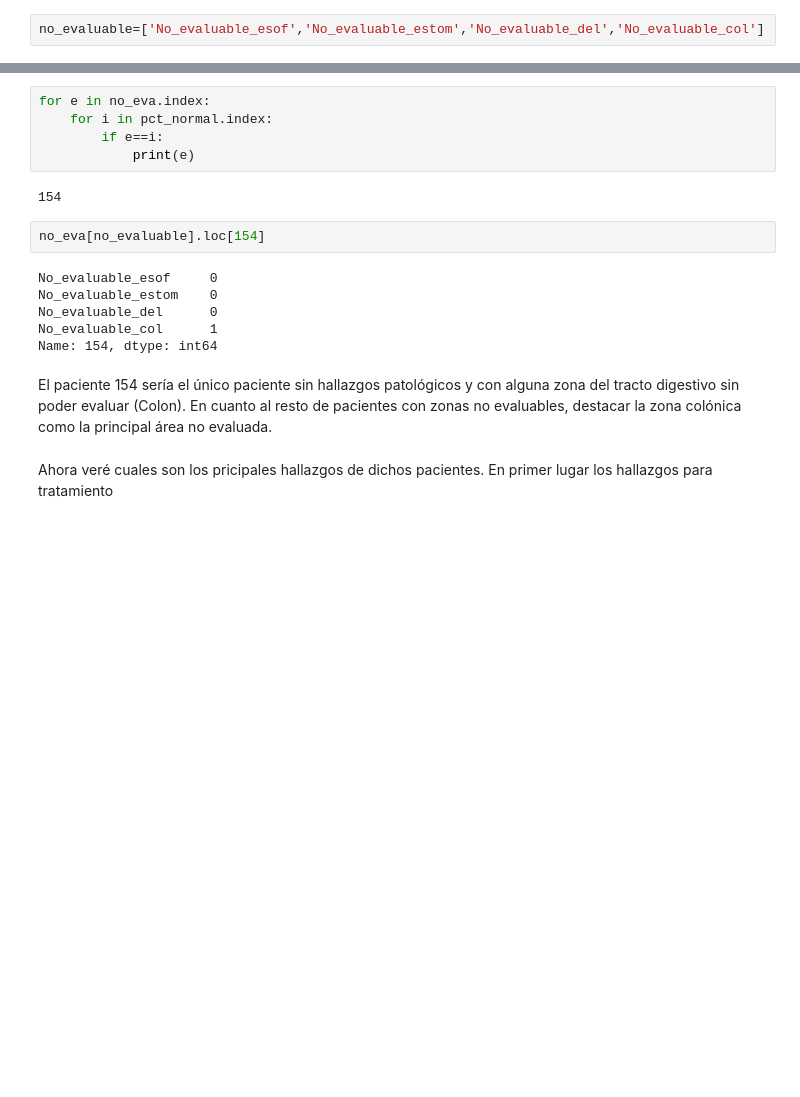
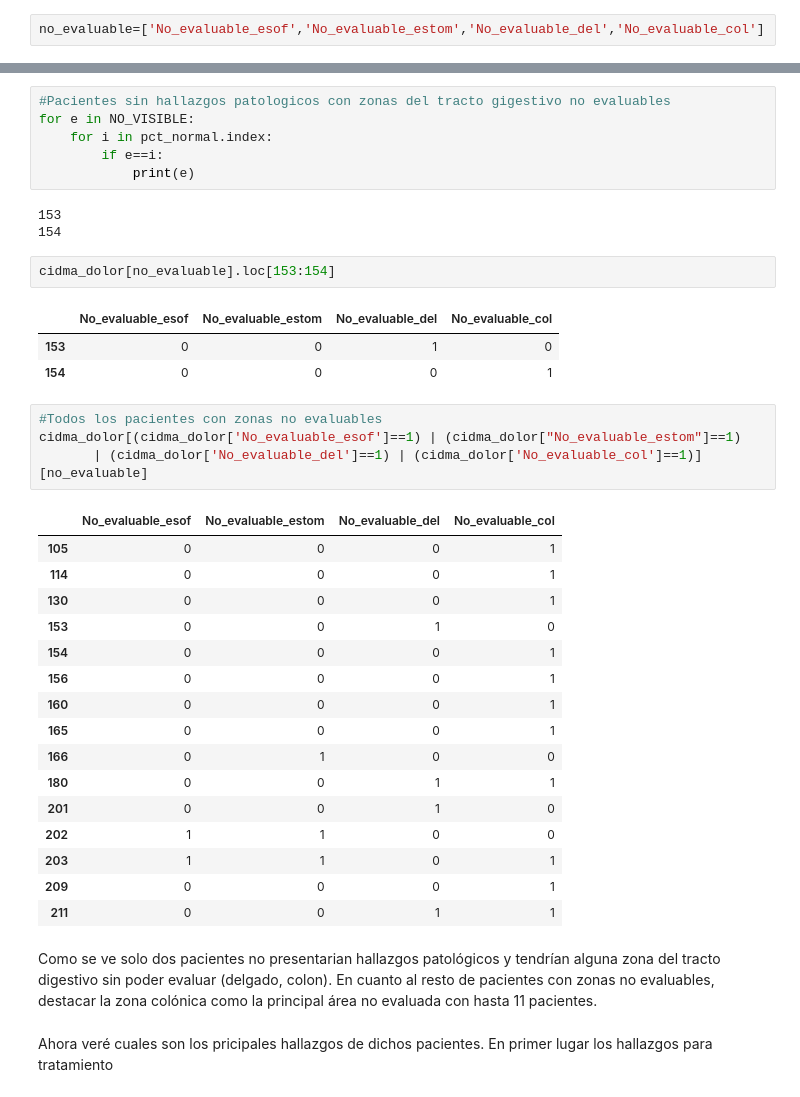
Before and after one commit to Hermenegildo12/Capsula_endoscopia, a Jupyter notebook: Capsula.ipynb, the cells around one changed output, grey strips where cells are left out. Cells and saved outputs as stored; diff of their text form; blank space fills up the shorter version.

Commit message:
007 La función ys queda completamente ajustada y también afino el análisis de la variable cribado, destacando la importancia del hallazgo de pólipos en colon

```diff
--- a/Capsula.ipynb
+++ b/Capsula.ipynb
@@ -214,20 +231,41 @@ len(no_eva)
 # %%
-for e in no_eva.index:
+#Pacientes sin hallazgos patologicos con zonas del tracto gigestivo no evaluables
+for e in NO_VISIBLE:
     for i in pct_normal.index:
         if e==i:
             print(e)
 # %% [output]
+153
 154
 # %%
-no_eva[no_evaluable].loc[154]
+cidma_dolor[no_evaluable].loc[153:154]
 # %% [output]
-No_evaluable_esof     0
-No_evaluable_estom    0
-No_evaluable_del      0
-No_evaluable_col      1
-Name: 154, dtype: int64
+|  | No_evaluable_esof | No_evaluable_estom | No_evaluable_del | No_evaluable_col |
+| 153 | 0 | 0 | 1 | 0 |
+| 154 | 0 | 0 | 0 | 1 |
+# %%
+#Todos los pacientes con zonas no evaluables
+cidma_dolor[(cidma_dolor['No_evaluable_esof']==1) | (cidma_dolor["No_evaluable_estom"]==1)
+       | (cidma_dolor['No_evaluable_del']==1) | (cidma_dolor['No_evaluable_col']==1)][no_evaluable]
+# %% [output]
+|  | No_evaluable_esof | No_evaluable_estom | No_evaluable_del | No_evaluable_col |
+| 105 | 0 | 0 | 0 | 1 |
+| 114 | 0 | 0 | 0 | 1 |
+| 130 | 0 | 0 | 0 | 1 |
+| 153 | 0 | 0 | 1 | 0 |
+| 154 | 0 | 0 | 0 | 1 |
+| 156 | 0 | 0 | 0 | 1 |
+| 160 | 0 | 0 | 0 | 1 |
+| 165 | 0 | 0 | 0 | 1 |
+| 166 | 0 | 1 | 0 | 0 |
+| 180 | 0 | 0 | 1 | 1 |
+| 201 | 0 | 0 | 1 | 0 |
+| 202 | 1 | 1 | 0 | 0 |
+| 203 | 1 | 1 | 0 | 1 |
+| 209 | 0 | 0 | 0 | 1 |
+| 211 | 0 | 0 | 1 | 1 |
 # %% [markdown]
-El paciente 154 sería el único paciente sin hallazgos patológicos y con alguna zona del tracto digestivo sin poder evaluar (Colon). En cuanto al resto de pacientes con zonas no evaluables, destacar la zona colónica como la principal área no evaluada.
+Como se ve solo dos pacientes no presentarian hallazgos patológicos y tendrían alguna zona del tracto digestivo sin poder evaluar (delgado, colon). En cuanto al resto de pacientes con zonas no evaluables, destacar la zona colónica como la principal área no evaluada con hasta 11 pacientes.
 # %% [markdown]
 Ahora veré cuales son los pricipales hallazgos de dichos pacientes.
 En primer lugar los hallazgos para tratamiento
```
Also changed, not shown: parts of 37 cells of this notebook.
